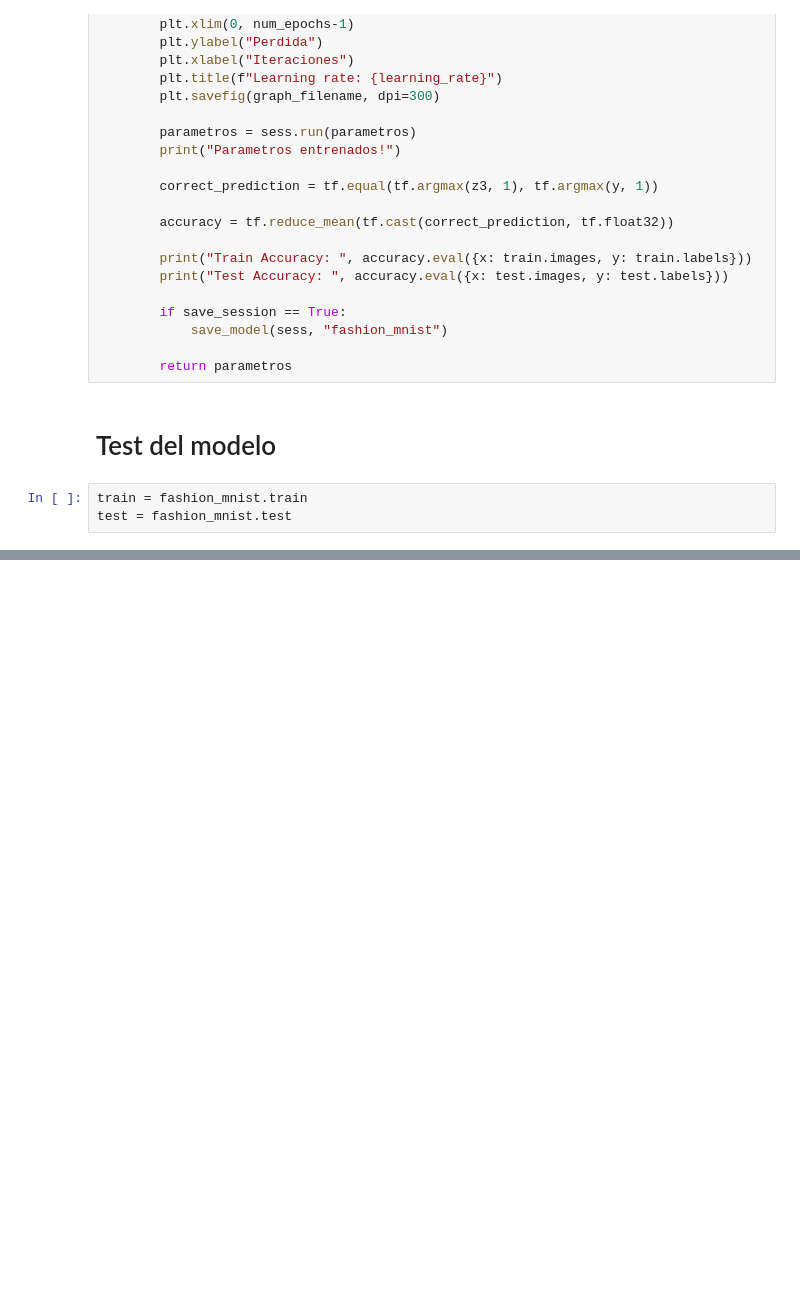
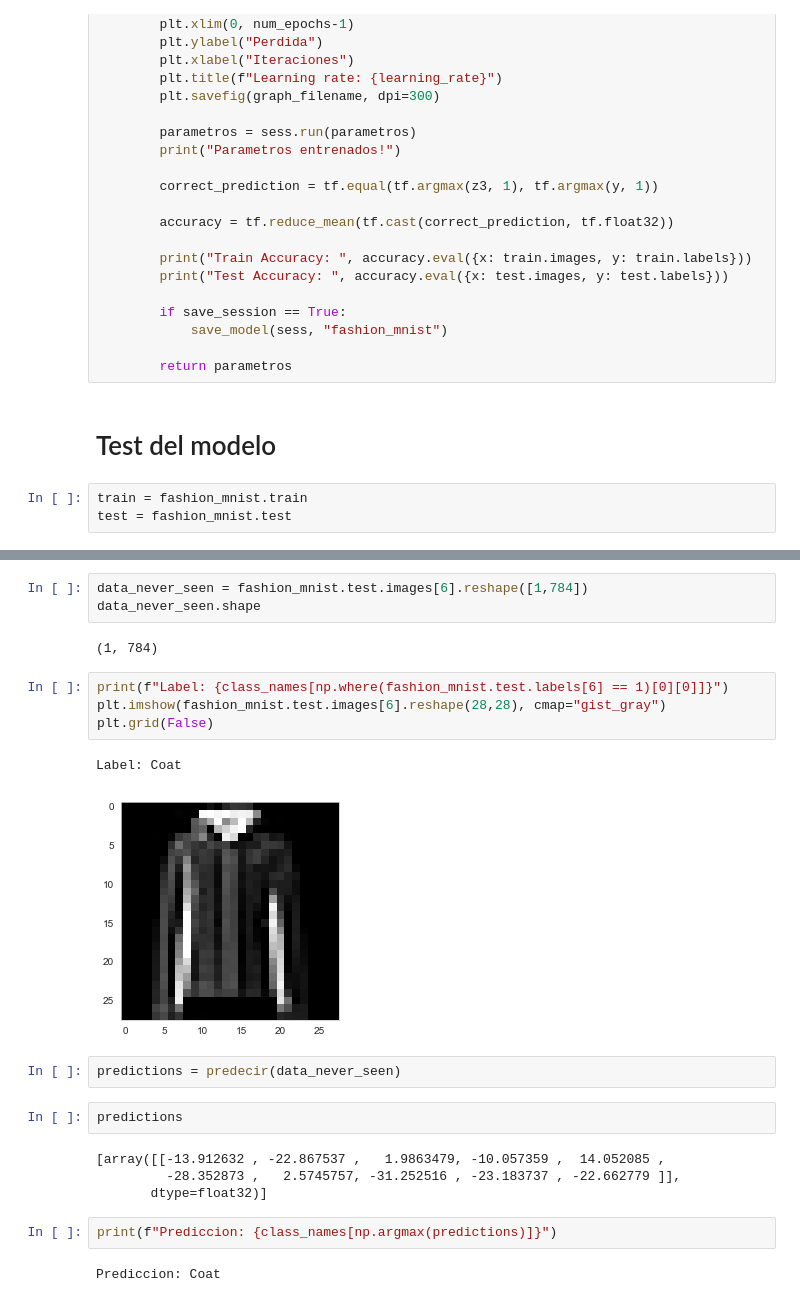
Before and after one commit to SOAI-Valencia/TensorFlow-Ejemplos, a Jupyter notebook: Fashion MNIST/Fashion MNIST.ipynb, the cells around one changed output, grey strips where cells are left out. Cells and saved outputs as stored; diff of their text form; blank space fills up the shorter version.

Commit message:
predicciones

```diff
--- a/Fashion MNIST/Fashion MNIST.ipynb
+++ b/Fashion MNIST/Fashion MNIST.ipynb
@@ -239,0 +251,24 @@ array([[ 0.03498826, -0.04253975,  0.08609905, ..., -0.03104147,
+# %%
+data_never_seen = fashion_mnist.test.images[6].reshape([1,784])
+data_never_seen.shape
+# %% [output]
+(1, 784)
+# %%
+print(f"Label: {class_names[np.where(fashion_mnist.test.labels[6] == 1)[0][0]]}")
+plt.imshow(fashion_mnist.test.images[6].reshape(28,28), cmap="gist_gray")
+plt.grid(False)
+# %% [output]
+Label: Coat
+[figure, added]
+# %%
+predictions = predecir(data_never_seen)
+# %%
+predictions
+# %% [output]
+[array([[-13.912632 , -22.867537 ,   1.9863479, -10.057359 ,  14.052085 ,
+         -28.352873 ,   2.5745757, -31.252516 , -23.183737 , -22.662779 ]],
+       dtype=float32)]
+# %%
+print(f"Prediccion: {class_names[np.argmax(predictions)]}")
+# %% [output]
+Prediccion: Coat
```
Also changed, not shown: parts of 5 cells of this notebook, 1 other file.
